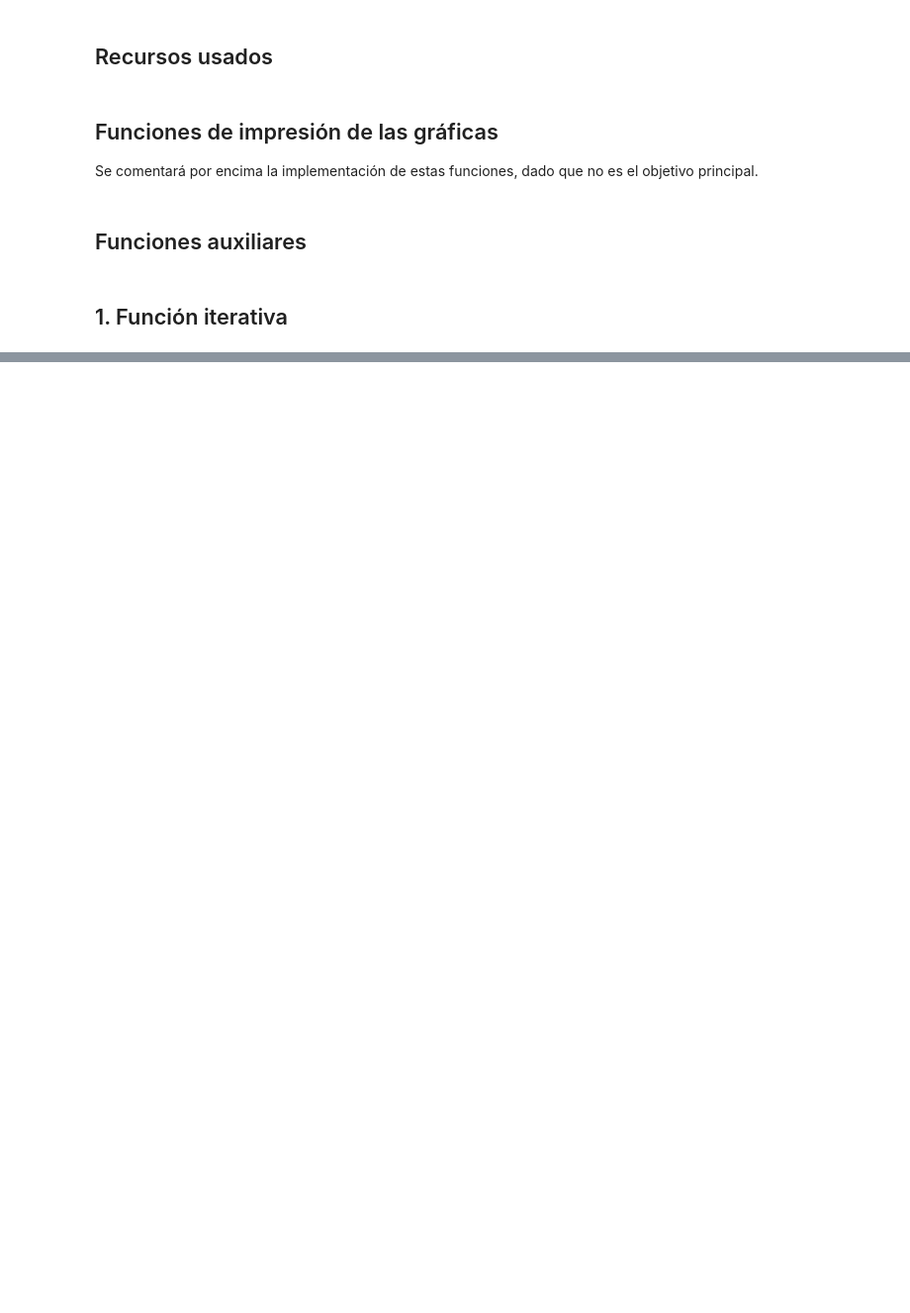
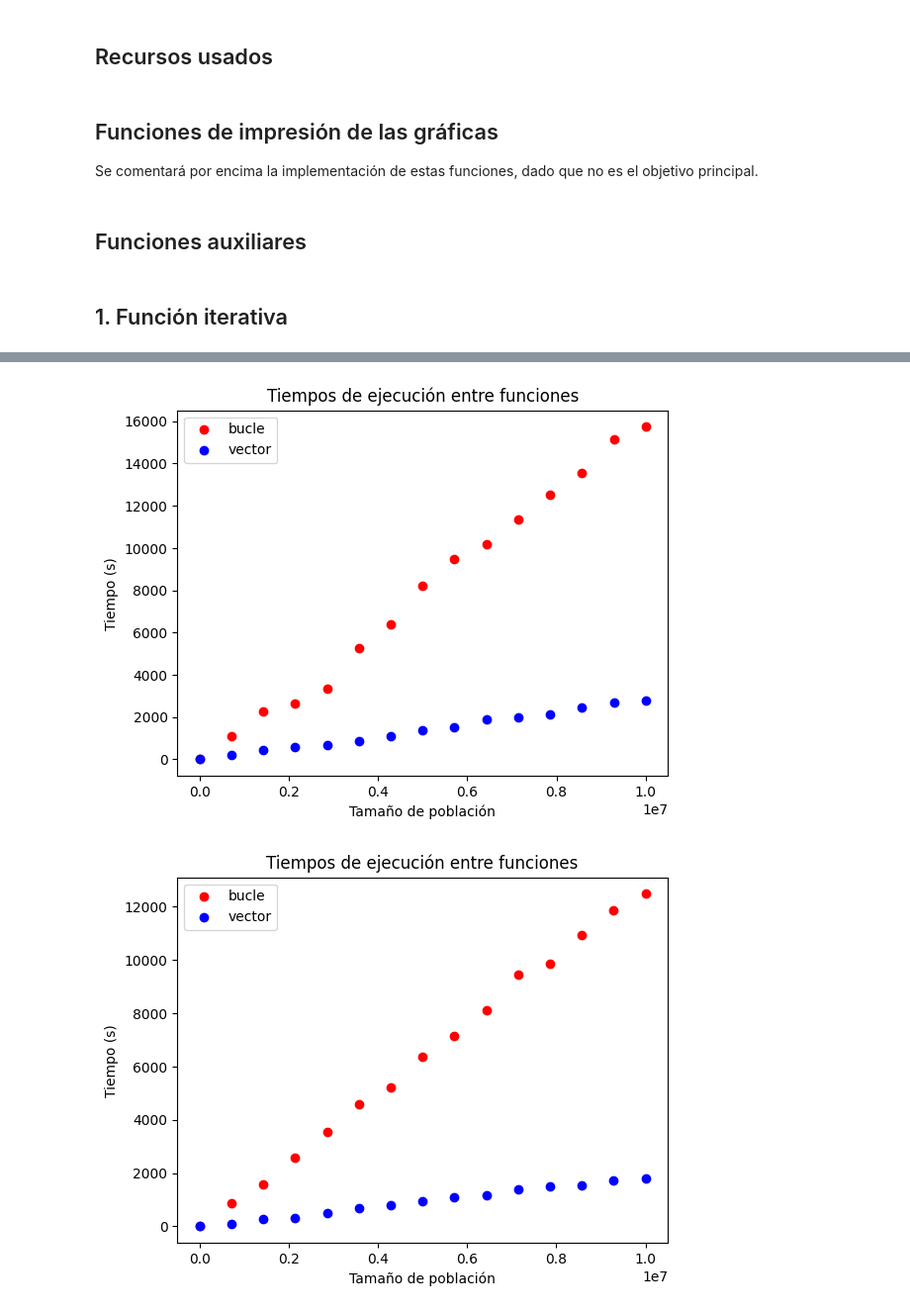
Before and after one commit to sevillaa/AABD, a Jupyter notebook: P0_Integral_Monte_carlo/P0_Python.ipynb, the cells around one changed output, grey strips where cells are left out. Shown at 99% size. Saved outputs shown, nothing was run; the diff lists cells and outputs as text; code cells hidden in the pictures; blank space fills up the shorter version.

```diff
--- a/P0_Integral_Monte_carlo/P0_Python.ipynb
+++ b/P0_Integral_Monte_carlo/P0_Python.ipynb
@@ -230,0 +265,19 @@ functions_execution_time_comparator(integra_mc_vect, integra_mc_iter, func, a, b
+# %%
+from math import pi, sin, log, cbrt
+cuadratica = ((lambda x : x**2), 0.0, 3.0)
+seno = (sin, 0.0, pi)
+logaritmo = (log, 1.0, 4.0)
+raizCuadrada = (cbrt, 0.0, 4.0)
+nlogn = ((lambda x: x * log(x)), 1.0, 4.0)
+
+funciones = [cuadratica, seno, logaritmo, raizCuadrada, nlogn]
+# %%
+minSize = 10
+maxSize = 10000000
+numIters = 15
+
+for (fun, a, b) in funciones :
+    functions_execution_time_comparator(integra_mc_vect, integra_mc_iter, fun, a, b, minSize, maxSize, numIters)
+# %% [output]
+[figure, added]
+[figure, added]
```
Also changed, not shown: parts of 18 cells of this notebook.
